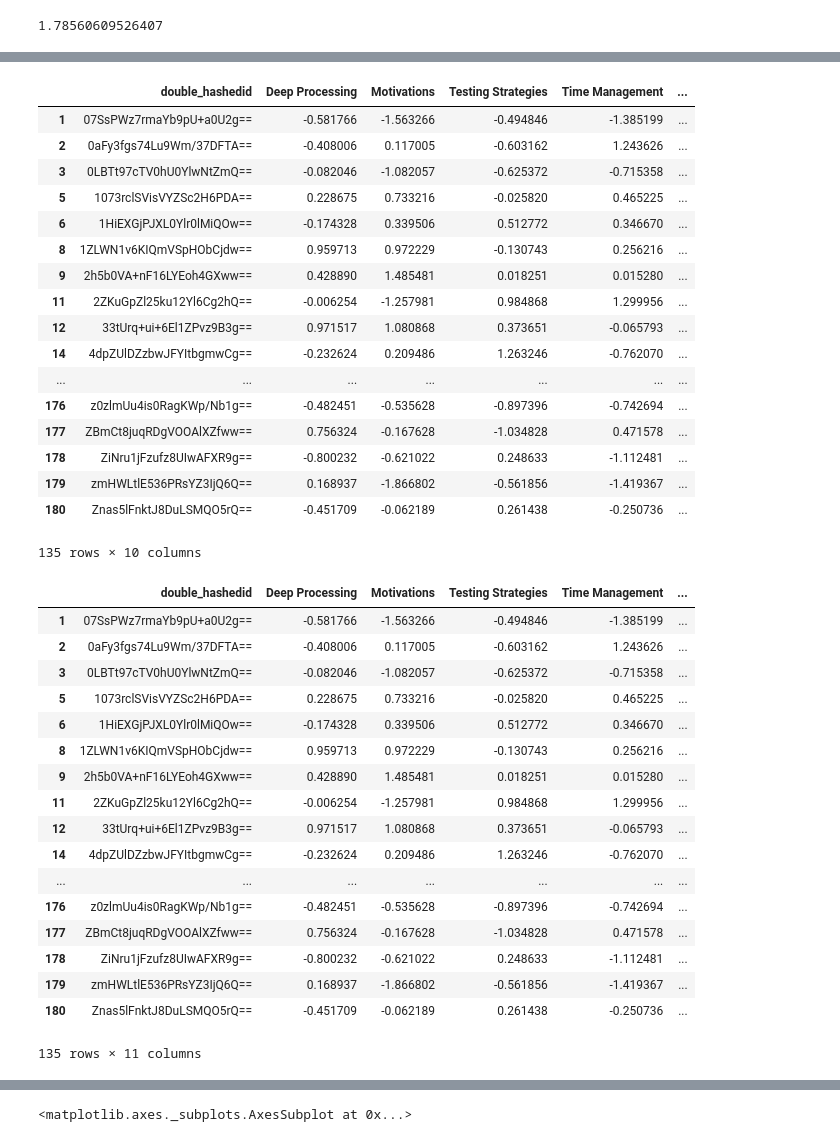
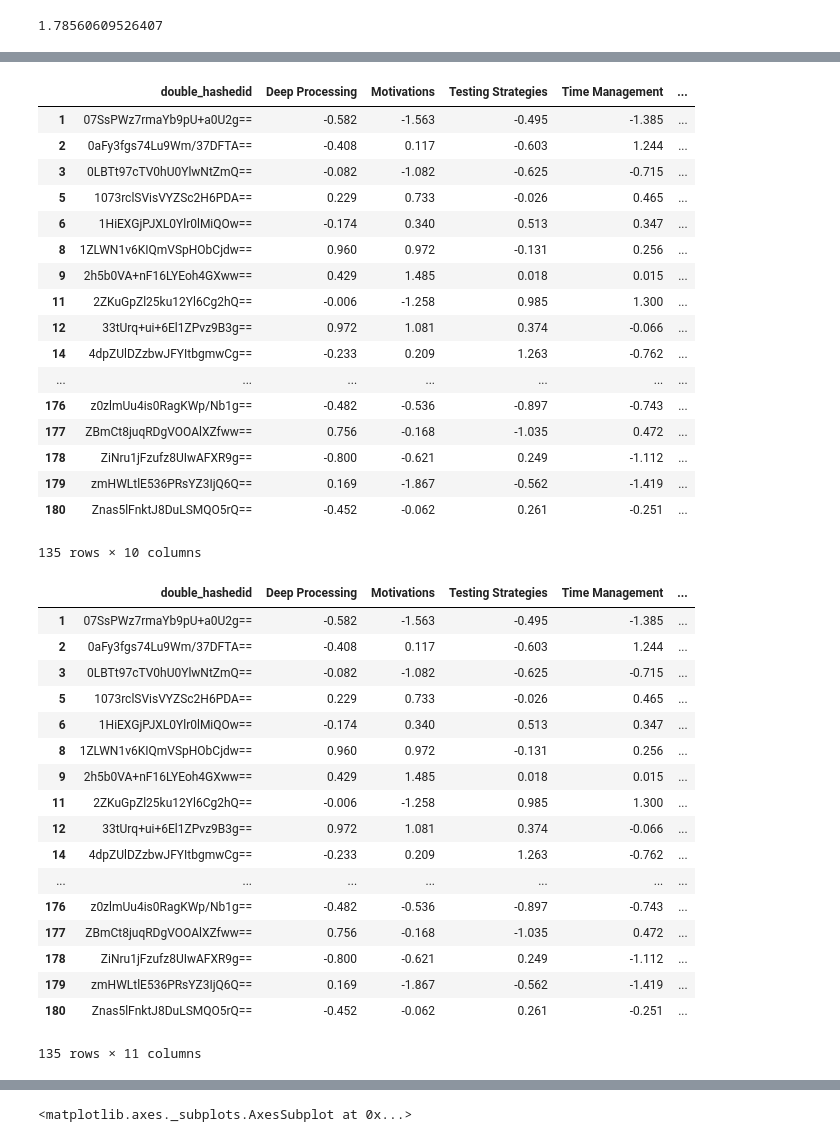
Before and after one commit to IUeDS/analytics_IDE_demos, a Jupyter notebook: Unizin_JupyterNBDemo.ipynb, the cells around one changed output, grey strips where cells are left out. Saved outputs shown, nothing was run; the diff lists cells and outputs as text; code cells hidden in the pictures.

```diff
--- a/Unizin_JupyterNBDemo.ipynb
+++ b/Unizin_JupyterNBDemo.ipynb
@@ -6,6 +6,8 @@ import pandas as pd
 import matplotlib.pyplot as pt
 import seaborn as sns
 from scipy import stats as st
+# Set printing display option for non-exponential format
+pd.set_option('display.float_format', lambda x: '%.3f' % x)
 # %%
 # Python variable assignment
 x = 123
@@ -132,46 +144,46 @@ data.loc[data.Motivations > 0, 'Motivations_Cat'] = 'Hi'
 data
 # %% [output]
 |  | double_hashedid | Deep Processing | Motivations | Testing Strategies | Time Management | ... |
-| 1 | 07SsPWz7rmaYb9pU+a0U2g== | -0.581766 | -1.563266 | -0.494846 | -1.385199 | ... |
-| 2 | 0aFy3fgs74Lu9Wm/37DFTA== | -0.408006 | 0.117005 | -0.603162 | 1.243626 | ... |
-| 3 | 0LBTt97cTV0hU0YlwNtZmQ== | -0.082046 | -1.082057 | -0.625372 | -0.715358 | ... |
-| 5 | 1073rclSVisVYZSc2H6PDA== | 0.228675 | 0.733216 | -0.025820 | 0.465225 | ... |
-| 6 | 1HiEXGjPJXL0Ylr0lMiQOw== | -0.174328 | 0.339506 | 0.512772 | 0.346670 | ... |
-| 8 | 1ZLWN1v6KIQmVSpHObCjdw== | 0.959713 | 0.972229 | -0.130743 | 0.256216 | ... |
-| 9 | 2h5b0VA+nF16LYEoh4GXww== | 0.428890 | 1.485481 | 0.018251 | 0.015280 | ... |
-| 11 | 2ZKuGpZl25ku12Yl6Cg2hQ== | -0.006254 | -1.257981 | 0.984868 | 1.299956 | ... |
-| 12 | 33tUrq+ui+6El1ZPvz9B3g== | 0.971517 | 1.080868 | 0.373651 | -0.065793 | ... |
-| 14 | 4dpZUlDZzbwJFYItbgmwCg== | -0.232624 | 0.209486 | 1.263246 | -0.762070 | ... |
+| 1 | 07SsPWz7rmaYb9pU+a0U2g== | -0.582 | -1.563 | -0.495 | -1.385 | ... |
+| 2 | 0aFy3fgs74Lu9Wm/37DFTA== | -0.408 | 0.117 | -0.603 | 1.244 | ... |
+| 3 | 0LBTt97cTV0hU0YlwNtZmQ== | -0.082 | -1.082 | -0.625 | -0.715 | ... |
+| 5 | 1073rclSVisVYZSc2H6PDA== | 0.229 | 0.733 | -0.026 | 0.465 | ... |
+| 6 | 1HiEXGjPJXL0Ylr0lMiQOw== | -0.174 | 0.340 | 0.513 | 0.347 | ... |
+| 8 | 1ZLWN1v6KIQmVSpHObCjdw== | 0.960 | 0.972 | -0.131 | 0.256 | ... |
+| 9 | 2h5b0VA+nF16LYEoh4GXww== | 0.429 | 1.485 | 0.018 | 0.015 | ... |
+| 11 | 2ZKuGpZl25ku12Yl6Cg2hQ== | -0.006 | -1.258 | 0.985 | 1.300 | ... |
+| 12 | 33tUrq+ui+6El1ZPvz9B3g== | 0.972 | 1.081 | 0.374 | -0.066 | ... |
+| 14 | 4dpZUlDZzbwJFYItbgmwCg== | -0.233 | 0.209 | 1.263 | -0.762 | ... |
 | ... | ... | ... | ... | ... | ... | ... |
-| 176 | z0zlmUu4is0RagKWp/Nb1g== | -0.482451 | -0.535628 | -0.897396 | -0.742694 | ... |
-| 177 | ZBmCt8juqRDgVOOAlXZfww== | 0.756324 | -0.167628 | -1.034828 | 0.471578 | ... |
-| 178 | ZiNru1jFzufz8UIwAFXR9g== | -0.800232 | -0.621022 | 0.248633 | -1.112481 | ... |
-| 179 | zmHWLtlE536PRsYZ3IjQ6Q== | 0.168937 | -1.866802 | -0.561856 | -1.419367 | ... |
-| 180 | Znas5lFnktJ8DuLSMQO5rQ== | -0.451709 | -0.062189 | 0.261438 | -0.250736 | ... |
+| 176 | z0zlmUu4is0RagKWp/Nb1g== | -0.482 | -0.536 | -0.897 | -0.743 | ... |
+| 177 | ZBmCt8juqRDgVOOAlXZfww== | 0.756 | -0.168 | -1.035 | 0.472 | ... |
+| 178 | ZiNru1jFzufz8UIwAFXR9g== | -0.800 | -0.621 | 0.249 | -1.112 | ... |
+| 179 | zmHWLtlE536PRsYZ3IjQ6Q== | 0.169 | -1.867 | -0.562 | -1.419 | ... |
+| 180 | Znas5lFnktJ8DuLSMQO5rQ== | -0.452 | -0.062 | 0.261 | -0.251 | ... |
 135 rows × 10 columns
 # %%
 # Using apply method and lambda function
 # https://pandas.pydata.org/pandas-docs/stable/reference/api/pandas.DataFrame.apply.html
-data['Visit.Frequency_Cat'] = data['Visit Frequency'].apply(lambda x: 'Lo' if x <= 0 else 'Hi')
+data['Visit_Frequency_Cat'] = data['Visit Frequency'].apply(lambda x: 'Lo' if x <= 0 else 'Hi')
 data
 # %% [output]
 |  | double_hashedid | Deep Processing | Motivations | Testing Strategies | Time Management | ... |
-| 1 | 07SsPWz7rmaYb9pU+a0U2g== | -0.581766 | -1.563266 | -0.494846 | -1.385199 | ... |
-| 2 | 0aFy3fgs74Lu9Wm/37DFTA== | -0.408006 | 0.117005 | -0.603162 | 1.243626 | ... |
-| 3 | 0LBTt97cTV0hU0YlwNtZmQ== | -0.082046 | -1.082057 | -0.625372 | -0.715358 | ... |
-| 5 | 1073rclSVisVYZSc2H6PDA== | 0.228675 | 0.733216 | -0.025820 | 0.465225 | ... |
-| 6 | 1HiEXGjPJXL0Ylr0lMiQOw== | -0.174328 | 0.339506 | 0.512772 | 0.346670 | ... |
-| 8 | 1ZLWN1v6KIQmVSpHObCjdw== | 0.959713 | 0.972229 | -0.130743 | 0.256216 | ... |
-| 9 | 2h5b0VA+nF16LYEoh4GXww== | 0.428890 | 1.485481 | 0.018251 | 0.015280 | ... |
-| 11 | 2ZKuGpZl25ku12Yl6Cg2hQ== | -0.006254 | -1.257981 | 0.984868 | 1.299956 | ... |
-| 12 | 33tUrq+ui+6El1ZPvz9B3g== | 0.971517 | 1.080868 | 0.373651 | -0.065793 | ... |
-| 14 | 4dpZUlDZzbwJFYItbgmwCg== | -0.232624 | 0.209486 | 1.263246 | -0.762070 | ... |
+| 1 | 07SsPWz7rmaYb9pU+a0U2g== | -0.582 | -1.563 | -0.495 | -1.385 | ... |
+| 2 | 0aFy3fgs74Lu9Wm/37DFTA== | -0.408 | 0.117 | -0.603 | 1.244 | ... |
+| 3 | 0LBTt97cTV0hU0YlwNtZmQ== | -0.082 | -1.082 | -0.625 | -0.715 | ... |
+| 5 | 1073rclSVisVYZSc2H6PDA== | 0.229 | 0.733 | -0.026 | 0.465 | ... |
+| 6 | 1HiEXGjPJXL0Ylr0lMiQOw== | -0.174 | 0.340 | 0.513 | 0.347 | ... |
+| 8 | 1ZLWN1v6KIQmVSpHObCjdw== | 0.960 | 0.972 | -0.131 | 0.256 | ... |
+| 9 | 2h5b0VA+nF16LYEoh4GXww== | 0.429 | 1.485 | 0.018 | 0.015 | ... |
+| 11 | 2ZKuGpZl25ku12Yl6Cg2hQ== | -0.006 | -1.258 | 0.985 | 1.300 | ... |
+| 12 | 33tUrq+ui+6El1ZPvz9B3g== | 0.972 | 1.081 | 0.374 | -0.066 | ... |
+| 14 | 4dpZUlDZzbwJFYItbgmwCg== | -0.233 | 0.209 | 1.263 | -0.762 | ... |
 | ... | ... | ... | ... | ... | ... | ... |
-| 176 | z0zlmUu4is0RagKWp/Nb1g== | -0.482451 | -0.535628 | -0.897396 | -0.742694 | ... |
-| 177 | ZBmCt8juqRDgVOOAlXZfww== | 0.756324 | -0.167628 | -1.034828 | 0.471578 | ... |
-| 178 | ZiNru1jFzufz8UIwAFXR9g== | -0.800232 | -0.621022 | 0.248633 | -1.112481 | ... |
-| 179 | zmHWLtlE536PRsYZ3IjQ6Q== | 0.168937 | -1.866802 | -0.561856 | -1.419367 | ... |
-| 180 | Znas5lFnktJ8DuLSMQO5rQ== | -0.451709 | -0.062189 | 0.261438 | -0.250736 | ... |
+| 176 | z0zlmUu4is0RagKWp/Nb1g== | -0.482 | -0.536 | -0.897 | -0.743 | ... |
+| 177 | ZBmCt8juqRDgVOOAlXZfww== | 0.756 | -0.168 | -1.035 | 0.472 | ... |
+| 178 | ZiNru1jFzufz8UIwAFXR9g== | -0.800 | -0.621 | 0.249 | -1.112 | ... |
+| 179 | zmHWLtlE536PRsYZ3IjQ6Q== | 0.169 | -1.867 | -0.562 | -1.419 | ... |
+| 180 | Znas5lFnktJ8DuLSMQO5rQ== | -0.452 | -0.062 | 0.261 | -0.251 | ... |
 135 rows × 11 columns
 # %%
 # Grouping data for summary
```
Also changed, not shown: parts of 9 cells of this notebook.
